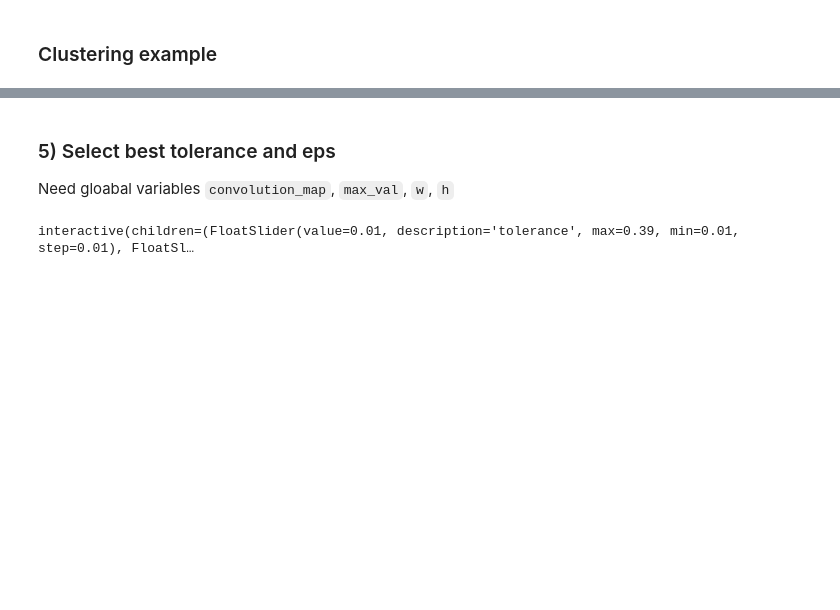
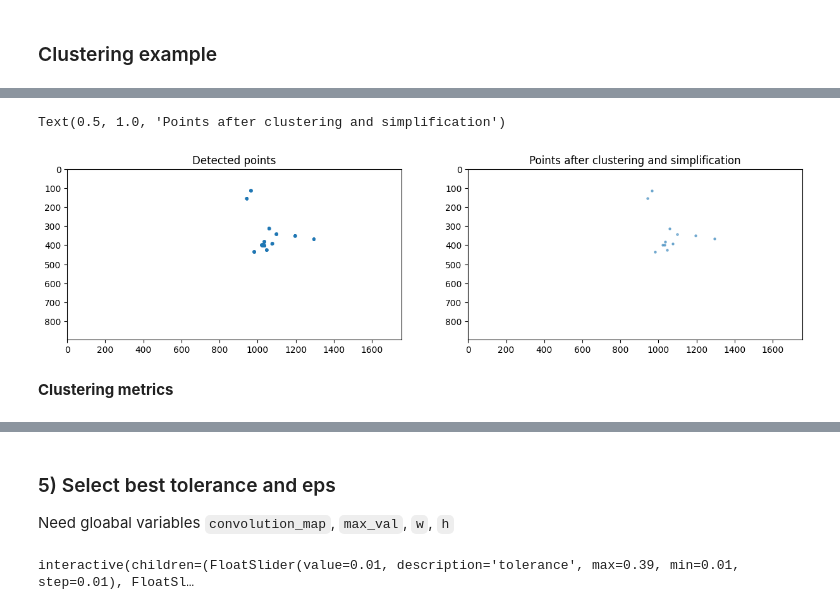
Before and after one commit to adusachev/scanplot, a Jupyter notebook: plot2data/pipeline.ipynb, the cells around one changed output, grey strips where cells are left out. Drawn from its saved outputs; the diff is of its cells as text; code cells hidden in the pictures; blank space fills up the shorter version.

```diff
--- a/plot2data/pipeline.ipynb
+++ b/plot2data/pipeline.ipynb
@@ -176,0 +184,20 @@ draw_points_on_canvas(actual_points, source_image)
+# %%
+bw = 4
+cluster_labels = meanshift_clustering(points, bandwidth=bw)
+
+cluster_centers = simplify_points(points, cluster_labels)
+# %%
+plt.figure(figsize=(15, 10))
+
+plt.subplot(1, 2, 1)
+draw_points_on_canvas(points, source_image)
+plt.title("Detected points")
+
+plt.subplot(1, 2, 2)
+draw_points_on_canvas(cluster_centers, source_image)
+plt.title("Points after clustering and simplification")
+# %% [output]
+Text(0.5, 1.0, 'Points after clustering and simplification')
+[figure, added]
+# %% [markdown]
+**Clustering metrics**
```
Also changed, not shown: parts of 9 cells of this notebook, 1 other file.
